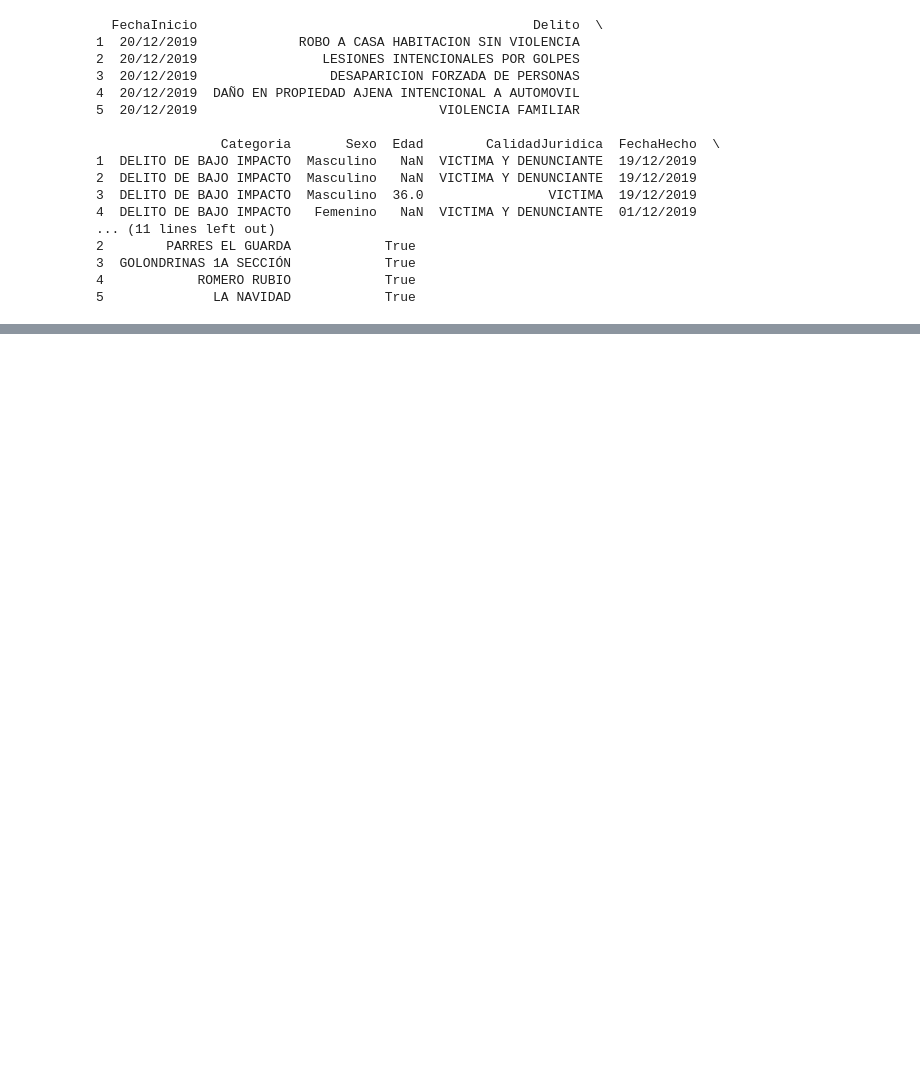
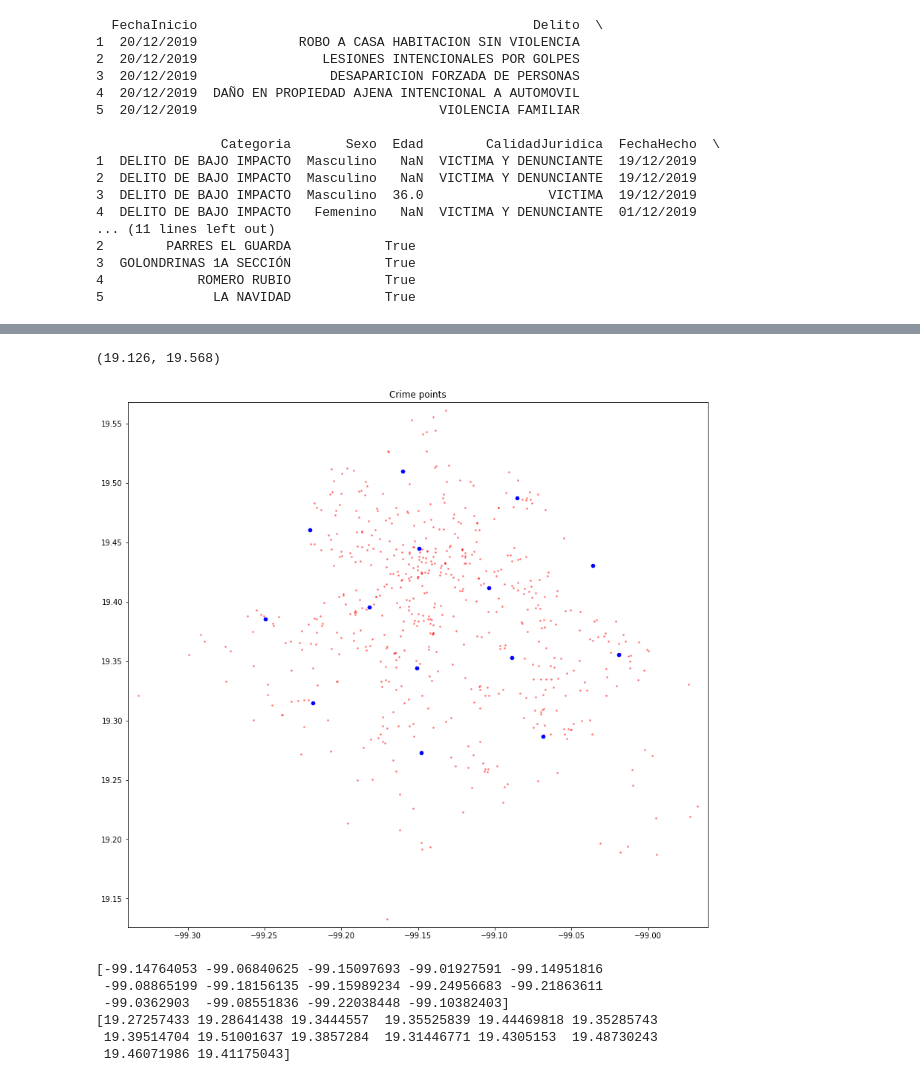
Before and after one commit to dveloz/OptimalCamaraPlacement, a Jupyter notebook: CameraPlacement.ipynb, the cells around one changed output, grey strips where cells are left out. Saved outputs shown, nothing was run; the diff lists cells and outputs as text; code cells hidden in the pictures; blank space fills up the shorter version.

```diff
--- a/CameraPlacement.ipynb
+++ b/CameraPlacement.ipynb
@@ -103,14 +133,31 @@ ax_q.set_ylim(bounds[0],bounds[1])
+# %%
+crime_data_aux = crime_data
+crime_data_aux = crime_data_aux[np.logical_not(np.isnan(crime_data_aux))]
+cam_loc_aux = cam_loc
 # %%
-def fcosto(camara_loc, crime_data):
+def fcosto(camara_loc):
     #camara_loc = camara_loc.reshape((10,2))
     #print(camara_loc)
-    n1 = int(len(camara_loc)/2)
-    n2 = int(len(crime_data)/2)
+    n1 = n_cam
+    n2 = int(len(crime_data_aux)/2)
     costo = 0
+    flag = False
     for i in range(n1):
         for j in range(n2):
-            costo += ((camara_loc[i]-crime_data[j])**2+(camara_loc[n1+i]-crime_data[n2+j])**2)**(1/2)
+            costo += math.sqrt((camara_loc[i]-crime_data_aux[j])**2 + (camara_loc[n1+i]-crime_data_aux[n2+j])**2)
+            # if (math.isnan(aux1) and flag == False) or (math.isnan(aux2) and flag==False):
+            #     print(aux1)
+            #     print(aux2)
+            #     print(n1+i)
+            #     print(crime_data_aux[n2+j])
+
+            #     print(i)
+            #     print(j)
+            #     flag = True
+
+
+
         for k in range(n1):
             if i!=k:
-                costo += 1/np.sqrt((camara_loc[i]-camara_loc[k])**2+(camara_loc[i+n1]-camara_loc[k+n1])**2)
+                costo += 1/math.sqrt((camara_loc[i]-camara_loc[k])**2+(camara_loc[i+n1]-camara_loc[k+n1])**2)/3
     return costo
@@ -136,0 +196,2 @@ optimal_loc =
+# %%
+optimal_loc = optimize.minimize(fcosto, cam_loc_aux, method = 'BFGS', tol= 10e-2)
@@ -136,0 +219,22 @@ optimal_loc =
+# %%
+optimal_loc = np.array(optimal_loc.x).reshape((2,n_cam))
+# %%
+fig, ax = plt.subplots(figsize = (14,13))
+ax.scatter(crime_geopoints.lon, crime_geopoints.lat, zorder=1, alpha= 0.4, c='r', s=3, label = 'Crimes')
+ax.scatter(optimal_loc[1],optimal_loc[0], zorder = 2, alpha = 1, c = 'b', s = 25, marker = 'H', label = 'Camaras')
+ax.set_title('Crime points')
+ax.set_xlim(bounds[2],bounds[3])
+ax.set_ylim(bounds[0],bounds[1])
+# %% [output]
+(19.126, 19.568)
+[figure, added]
+# %%
+print(optimal_loc[1])
+print(optimal_loc[0])
+# %% [output]
+[-99.14764053 -99.06840625 -99.15097693 -99.01927591 -99.14951816
+ -99.08865199 -99.18156135 -99.15989234 -99.24956683 -99.21863611
+ -99.0362903  -99.08551836 -99.22038448 -99.10382403]
+[19.27257433 19.28641438 19.3444557  19.35525839 19.44469818 19.35285743
+ 19.39514704 19.51001637 19.3857284  19.31446771 19.4305153  19.48730243
+ 19.46071986 19.41175043]
```
Also changed, not shown: parts of 17 cells of this notebook.
